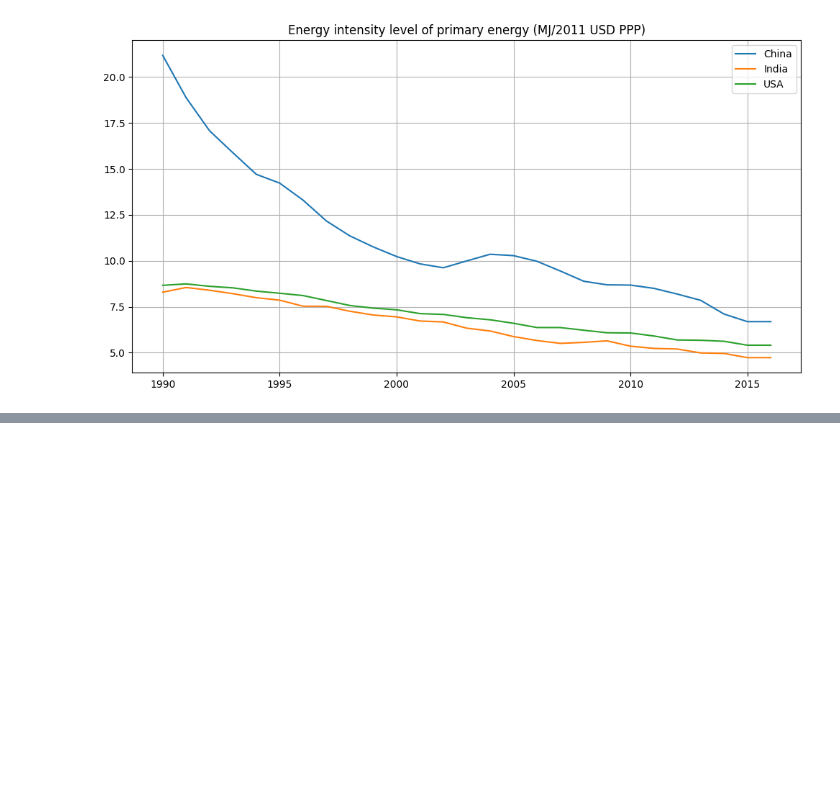
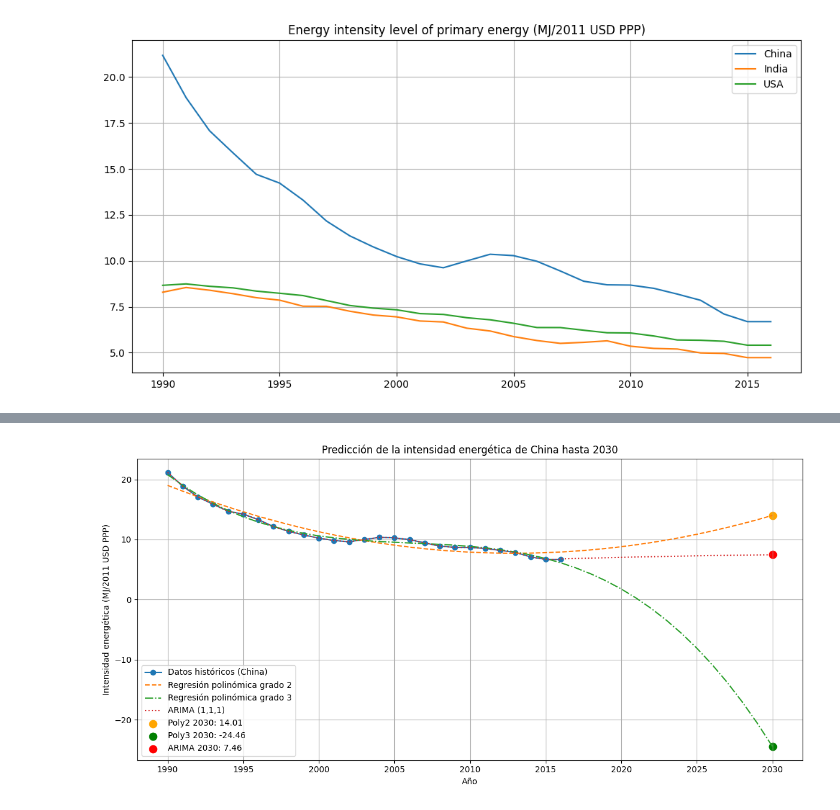
Before and after one commit to ximegargo012-droid/Energy, a Jupyter notebook: Energy.ipynb, the cells around one changed output, grey strips where cells are left out. Drawn from its saved outputs; the diff is of its cells as text; code cells hidden in the pictures; blank space fills up the shorter version.

```diff
--- a/Energy.ipynb
+++ b/Energy.ipynb
@@ -222,11 +240,11 @@ def primEnergy(countryName):
 for countryName in NRep:
     match countryName:
         case "China":
-            primECHN=primEnergy(countryName)
+            primEChDesc=primEnergy(countryName)
         case "India":
-            primEIND=primEnergy(countryName)
+            primEInDesc=primEnergy(countryName)
         case "United States":
-            primEUSA=primEnergy(countryName)
+            primEUsDesc=primEnergy(countryName)
 # %%
 #Plot
 plt.figure(figsize=(12,6))
@@ -245,3 +263,9 @@ plt.xticks(xvalues)
 plt.show()
 # %% [output]
 [figure]
+# %%
+#Ascending values for prediction model
+primEChAsc=primEChDesc[::-1]
+primEInAsc=primEInDesc[::-1]
+primEUsAsc=primEUsDesc[::-1]
+print(primEChAsc,primEInAsc,primEUsAsc)
@@ -247,0 +274,3 @@ plt.show()
+# %%
+data = pd.DataFrame({'Year': yearsAsc, 'ChinaASC': primEChAsc,'IndiaASC':primEInAsc,'UsaASC':primEUsAsc})
+display(data)
@@ -247,0 +295,77 @@ plt.show()
+# %%
+from sklearn.linear_model import LinearRegression
+from sklearn.preprocessing import PolynomialFeatures
+from statsmodels.tsa.arima.model import ARIMA
+
+# ========================
+# 1. Regresión Polinómica
+# ========================
+X = data[['Year']]
+y_CHN = data['ChinaASC']
+y_IND = data['IndiaASC']
+y_USA = data['UsaASC']
+
+
+# Grado 2
+poly2_CHN = PolynomialFeatures(degree=2)
+X_poly2_CHN = poly2_CHN.fit_transform(X)
+model_poly2_CHN = LinearRegression().fit(X_poly2_CHN, y_CHN)
+
+# Grado 3
+poly3_CHN = PolynomialFeatures(degree=3)
+X_poly3_CHN = poly3_CHN.fit_transform(X)
+model_poly3_CHN = LinearRegression().fit(X_poly3_CHN, y_CHN)
+
+
+
+# Predicción para un rango más amplio hasta 2030
+future_years = np.arange(1990, 2031).reshape(-1, 1)
+future_poly2_CHN = poly2_CHN.transform(future_years)
+future_poly3_CHN = poly3_CHN.transform(future_years)
+
+pred_poly2_CHN = model_poly2_CHN.predict(future_poly2)
+pred_poly3_CHN = model_poly3_CHN.predict(future_poly3)
+
+
+
+# ========== ARIMA ==========
+model_arima_CHN = ARIMA(y_CHN, order=(1, 1, 1))
+model_arima_fit_CHN = model_arima_CHN.fit()
+
+forecast_arima_CHN = model_arima_fit_CHN.forecast(steps=15)
+arima_years = np.arange(2016, 2031)
+arima_full_years = np.concatenate([yearsAsc, arima_years])
+arima_full_preds = np.concatenate([y_CHN, forecast_arima_CHN])
+
+
+# Predicciones específicas para 2030
+pred_poly2_2030_CHN = pred_poly2_CHN[-1]
+pred_poly3_2030_CHN = pred_poly3_CHN[-1]
+pred_arima_2030_CHN = forecast_arima_CHN.iloc[-1]
+# ========================
+# Resultados
+# ========================
+print(f"🔹 ARIMA para 2020: {pred_arima_2030_CHN:.2f} MJ/USD")
+
+
+# ========== Plot ==========
+plt.figure(figsize=(12, 6))
+plt.plot(yearsAsc, y_CHN, label='Datos históricos (China)', marker='o')
+plt.plot(future_years, pred_poly2_CHN, label='Regresión polinómica grado 2', linestyle='--')
+plt.plot(future_years, pred_poly3_CHN, label='Regresión polinómica grado 3', linestyle='-.')
+plt.plot(arima_full_years, arima_full_preds, label='ARIMA (1,1,1)', linestyle=':')
+
+
+# Marcar el punto 2030
+plt.scatter([2030], [pred_poly2_2030_CHN], color='orange', s=80, label=f'Poly2 2030: {pred_poly2_2030_CHN:.2f}')
+plt.scatter([2030], [pred_poly3_2030_CHN], color='green', s=80, label=f'Poly3 2030: {pred_poly3_2030_CHN:.2f}')
+plt.scatter([2030], [pred_arima_2030_CHN], color='red', s=80, label=f'ARIMA 2030: {pred_arima_2030_CHN:.2f}')
+
+plt.title('Predicción de la intensidad energética de China hasta 2030')
+plt.xlabel('Año')
+plt.ylabel('Intensidad energética (MJ/2011 USD PPP)')
+plt.legend()
+plt.grid(True)
+plt.tight_layout()
+plt.show()
+# %% [output]
@@ -247,0 +373 @@ plt.show()
+[figure, added]
```
Also changed, not shown: parts of 11 cells of this notebook.
